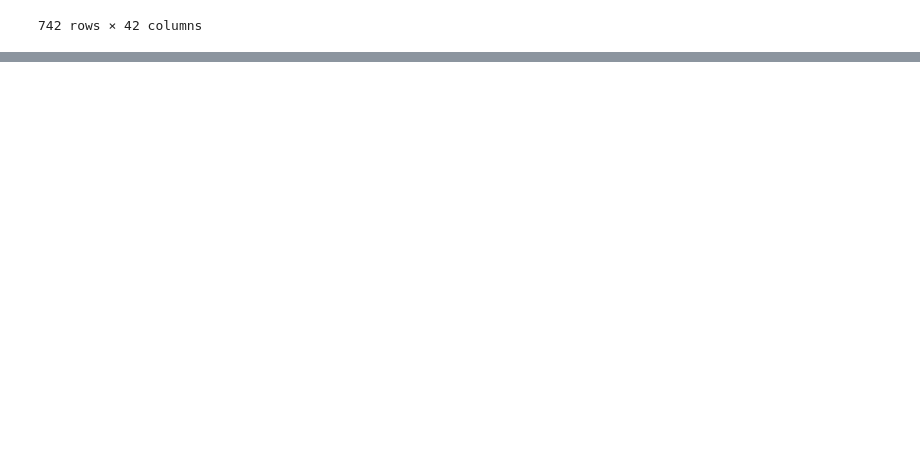
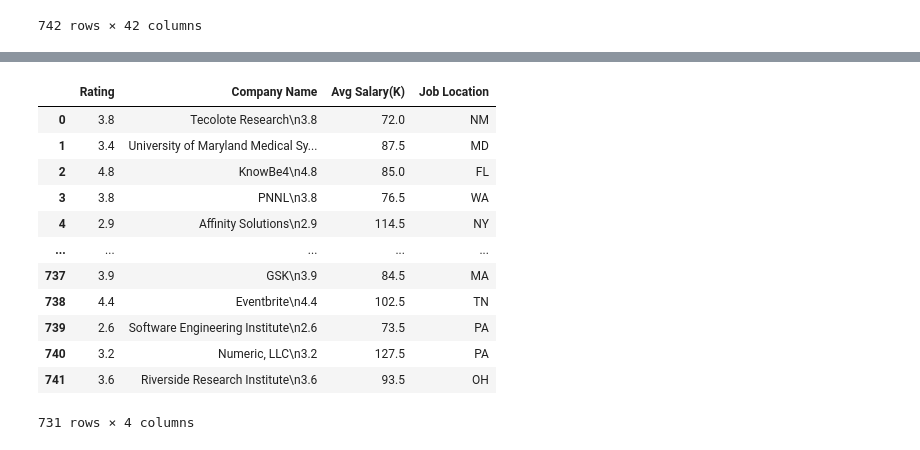
Before and after one commit to RunawayFromMeBby/Data-Science-Salary-Analysis, a Jupyter notebook: group_2_midterm_rankings.ipynb, the cells around one changed output, grey strips where cells are left out. Saved outputs shown, nothing was run; the diff lists cells and outputs as text; code cells hidden in the pictures; blank space fills up the shorter version.

```diff
--- a/group_2_midterm_rankings.ipynb
+++ b/group_2_midterm_rankings.ipynb
@@ -52,0 +22,23 @@ df.nsmallest(10, 'Rating')
+# %%
+
+df= df.drop(columns = ['Salary Estimate','Job Description','Headquarters','Revenue','Competitors',
+                                                         'company_txt','Age','spark','aws',
+                                                         'sql','sas','keras','pytorch','scikit',
+                                                         'tensor','hadoop','tableau','bi','flink',
+                                                         'mongo','google_an','job_title_sim', 'Size', 'Founded', 'Hourly', 'Employer provided', 'Lower Salary', 'Upper Salary', 'Python', 'excel', 'seniority_by_title', 'Degree', 'Job Title', 'index', 'Type of ownership', 'Industry', 'Sector', 'Location'])
+df.drop(df[df['Rating']==-1.0].index,inplace = True)
+df
+# %% [output]
+|  | Rating | Company Name | Avg Salary(K) | Job Location |
+| 0 | 3.8 | Tecolote Research\n3.8 | 72.0 | NM |
+| 1 | 3.4 | University of Maryland Medical Sy... | 87.5 | MD |
+| 2 | 4.8 | KnowBe4\n4.8 | 85.0 | FL |
+| 3 | 3.8 | PNNL\n3.8 | 76.5 | WA |
+| 4 | 2.9 | Affinity Solutions\n2.9 | 114.5 | NY |
+| ... | ... | ... | ... | ... |
+| 737 | 3.9 | GSK\n3.9 | 84.5 | MA |
+| 738 | 4.4 | Eventbrite\n4.4 | 102.5 | TN |
+| 739 | 2.6 | Software Engineering Institute\n2.6 | 73.5 | PA |
+| 740 | 3.2 | Numeric, LLC\n3.2 | 127.5 | PA |
+| 741 | 3.6 | Riverside Research Institute\n3.6 | 93.5 | OH |
+731 rows × 4 columns
```
Also changed, not shown: parts of 6 cells of this notebook.
